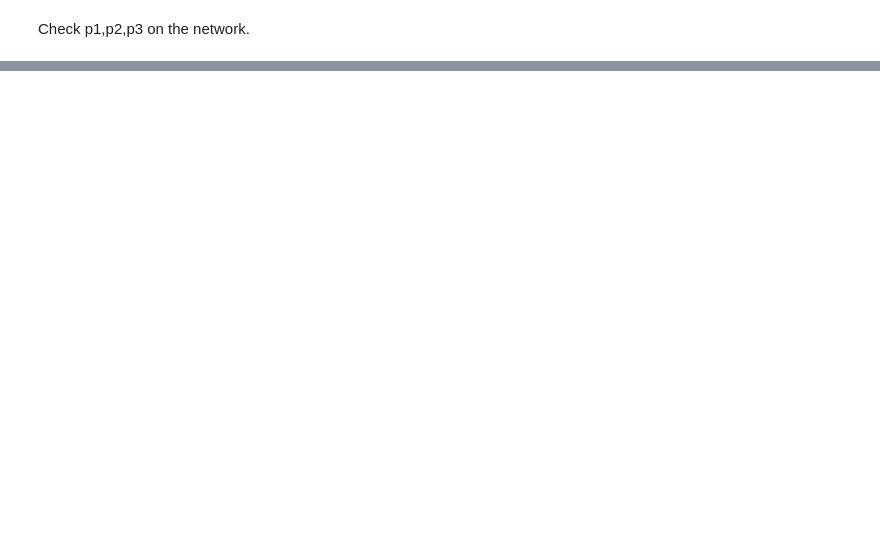
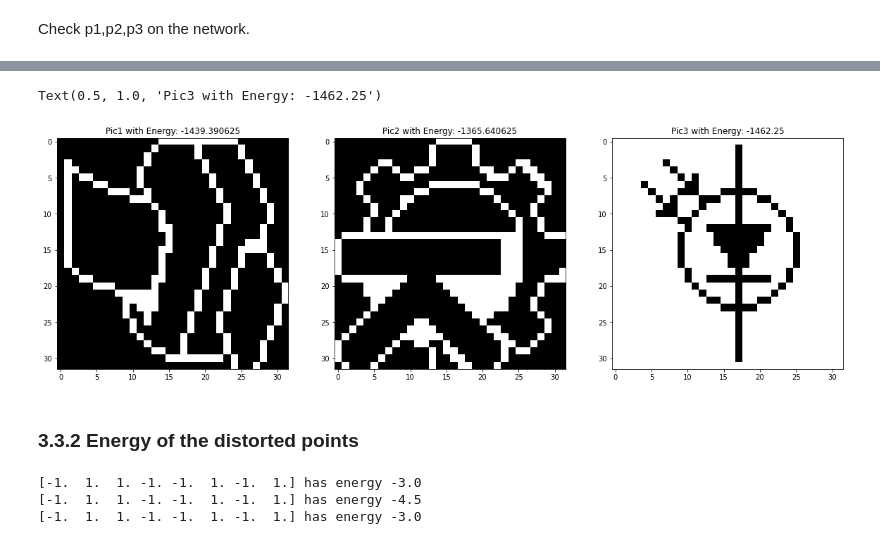
Before and after one commit to NiravSurajlal/KTH-Work, a Jupyter notebook: DD2437HT201 (ANN)/Assignment3/Assignment3_mine.ipynb, the cells around one changed output, grey strips where cells are left out. Drawn from its saved outputs; the diff is of its cells as text; code cells hidden in the pictures; blank space fills up the shorter version.

```diff
--- a/DD2437HT201 (ANN)/Assignment3/Assignment3_mine.ipynb
+++ b/DD2437HT201 (ANN)/Assignment3/Assignment3_mine.ipynb
@@ -234,0 +453,32 @@ FAILURE after 10000 iterations.
+# %%
+p1_energy = hopfield_network_pics.attractor_energy(p1)
+p2_energy = hopfield_network_pics.attractor_energy(p2)
+p3_energy = hopfield_network_pics.attractor_energy(p3)
+
+fig = plt.figure(figsize=(20,20))
+
+fig.add_subplot(131)
+plt.imshow(p1.reshape(32, 32), cmap='gray')
+plt.title("Pic1 with Energy: "+str(p1_energy))
+fig.add_subplot(132)
+plt.imshow(p2.reshape(32, 32), cmap='gray')
+plt.title("Pic2 with Energy: "+str(p2_energy))
+fig.add_subplot(133)
+plt.imshow(p3.reshape(32, 32), cmap='gray')
+plt.title("Pic3 with Energy: "+str(p3_energy))
+# %% [output]
+Text(0.5, 1.0, 'Pic3 with Energy: -1462.25')
+[figure, added]
+# %% [markdown]
+### 3.3.2 Energy of the distorted points
+# %%
+energy = hopfield_network_test.attractor_energy(np.array(x1d))
+print(attractor, "has energy",energy)
+energy = hopfield_network_test.attractor_energy(np.array(x2d))
+print(attractor, "has energy",energy)
+energy = hopfield_network_test.attractor_energy(np.array(x3d))
+print(attractor, "has energy",energy)
+# %% [output]
+[-1.  1.  1. -1. -1.  1. -1.  1.] has energy -3.0
+[-1.  1.  1. -1. -1.  1. -1.  1.] has energy -4.5
+[-1.  1.  1. -1. -1.  1. -1.  1.] has energy -3.0
```
Also changed, not shown: parts of 38 cells of this notebook.
